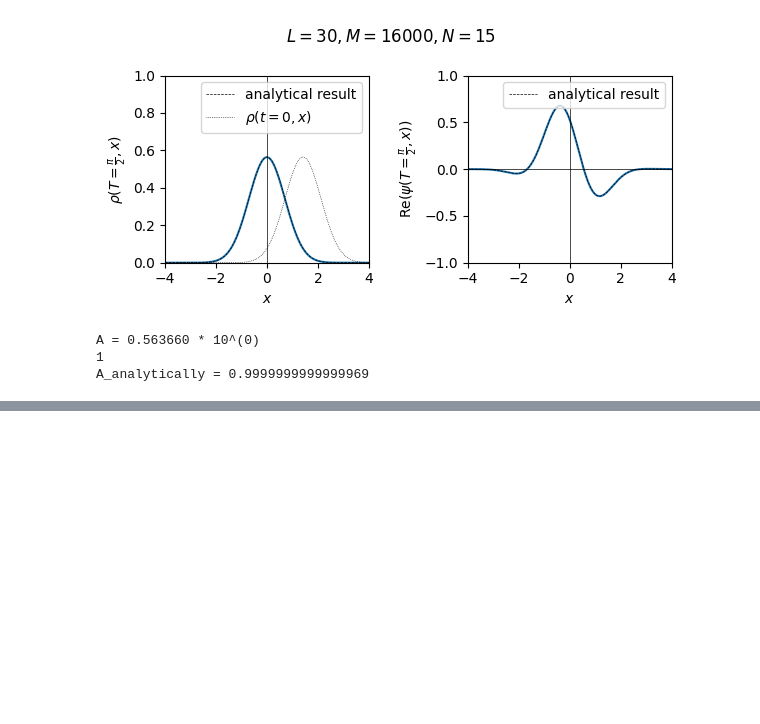
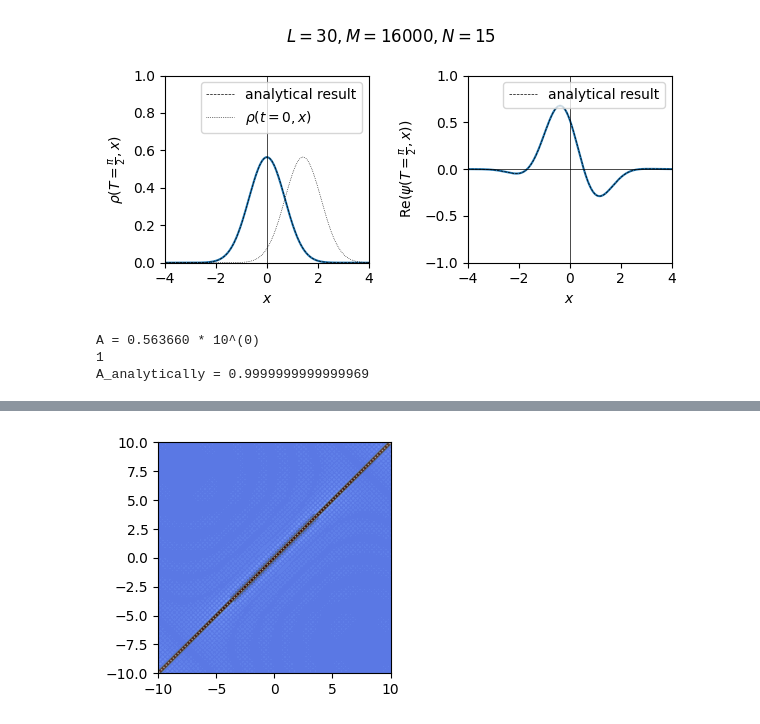
Before and after one commit to siyang03/numerical-path-integral, a Jupyter notebook: harmonic oscillator/harmonic oscillator.ipynb, the cells around one changed output, grey strips where cells are left out. Cells and saved outputs as stored; diff of their text form; code cells hidden in the pictures; blank space fills up the shorter version.

```diff
--- a/harmonic oscillator/harmonic oscillator.ipynb
+++ b/harmonic oscillator/harmonic oscillator.ipynb
@@ -145,0 +170,20 @@ A_analytically = 0.9999999999999969
+# %%
+x = np.linspace(-10, 10, 100)
+y = np.linspace(-10, 10, 100)
+X, Y = np.meshgrid(x, y)
+z = 0*X*Y
+for i in range(200):
+    z += psi(i, X) * psi(i, Y)
+levels = np.arange(np.min(z)-0.1, np.max(z)+0.1, 0.1)
+
+fig, ax = plt.subplots(figsize=(3, 3))
+contour = ax.contourf(X, Y, z, levels, cmap='coolwarm')
+levels_contourline = np.arange(np.min(z)-1, np.max(z)+1, 1)
+ax.contour(X, Y, z, levels=levels_contourline,
+    colors="black",
+    linestyles="-",
+    linewidths=1,
+    alpha=0.3,)
+plt.show()
+# %% [output]
+[figure, added]
```
Also changed, not shown: parts of 8 cells of this notebook, 8 other files.
